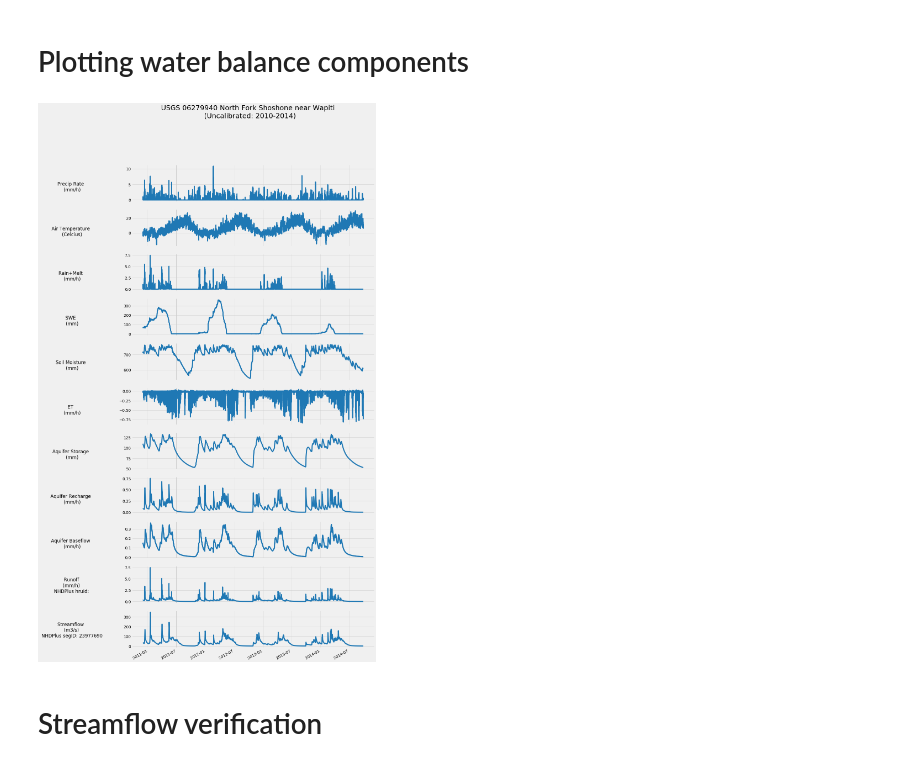
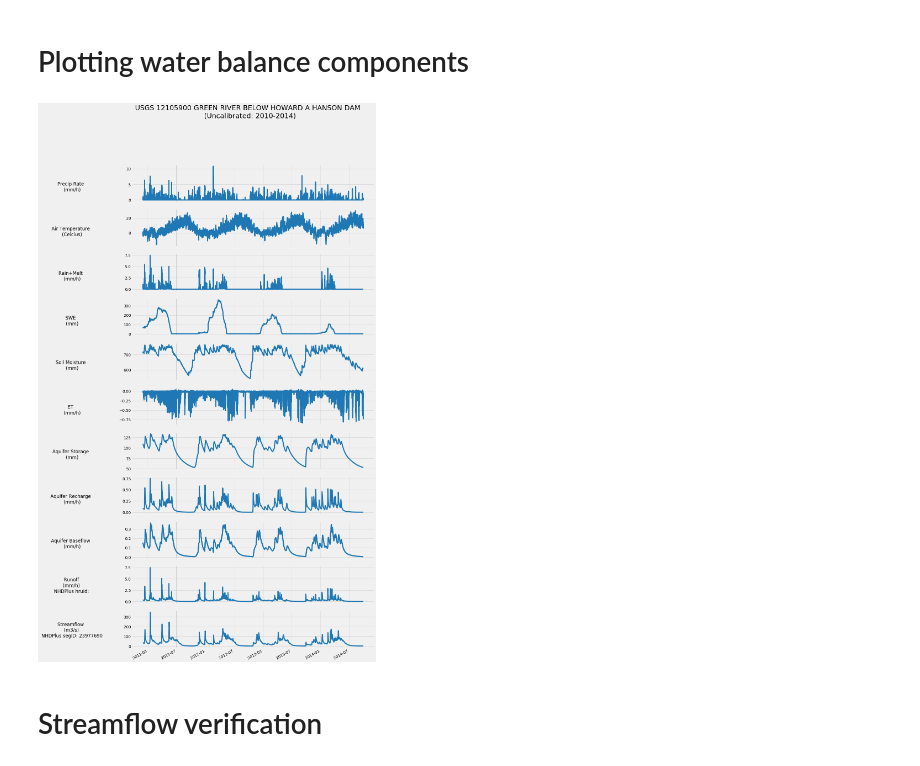
Before and after one commit to hydrofcst/luit, a Jupyter notebook: hhdw1.ipynb, the cells around one changed output. Saved outputs shown, nothing was run; the diff lists cells and outputs as text; code cells hidden in the pictures.

```diff
--- a/hhdw1.ipynb
+++ b/hhdw1.ipynb
@@ -89,23 +89,23 @@ route2=route_uncalib.copy()
 nhdrunoff=route2.set_index(hru='basinID').sel(hru=sid)['basRunoff'].loc[stime:etime]
 # %%
 fig, axarr = plt.subplots(nrows=11, figsize=(14,30), sharex=True)
-fig.suptitle("USGS 06279940 North Fork Shoshone near Wapiti \n (Uncalibrated: 2010-2014)", size=25)
+fig.suptitle("USGS 12105900 GREEN RIVER BELOW HOWARD A HANSON DAM \n (Uncalibrated: 2010-2014)", size=25)
 
 subplotCreator(pptrate, 'Precip Rate \n (mm/h)', 0)
 subplotCreator(airtemp, 'Air Temperature \n (Celcius)', 1)
 subplotCreator(rainmelt, 'Rain+Melt \n (mm/h)', 2)
 subplotCreator(swe, 'SWE \n (mm)', 3)
 subplotCreator(sm, 'Soil Moisture \n (mm)', 4)
 subplotCreator(et, 'ET \n (mm/h)', 5)
 subplotCreator(aqstorage, 'Aquifer Storage \n (mm)', 6)
 subplotCreator(aqrecharge, 'Aquifer Recharge \n (mm/h)', 7)
 subplotCreator(aqbaseflow, 'Aquifer Baseflow \n (mm/h)', 8)
 subplotCreator(aqbaseflow, 'Aquifer Baseflow \n (mm/h)', 8)
 #subplotCreator(hucrunoff, 'Runoff \n (mm/h) \n HUC-12 hruId: '+str(hid), 9)
 subplotCreator(hucrunoff, ' Runoff \n (mm/h) \n NHDPlus hruId: ', 9)
 subplotCreator(streamflow, 'Streamflow \n (m3/s) \n NHDPlus segID: ' + str(sid), 10)
 # %% [output]
-[figure, old version]
+[figure, new version]
 # %% [markdown]
 # Streamflow verification
 # %%
```
